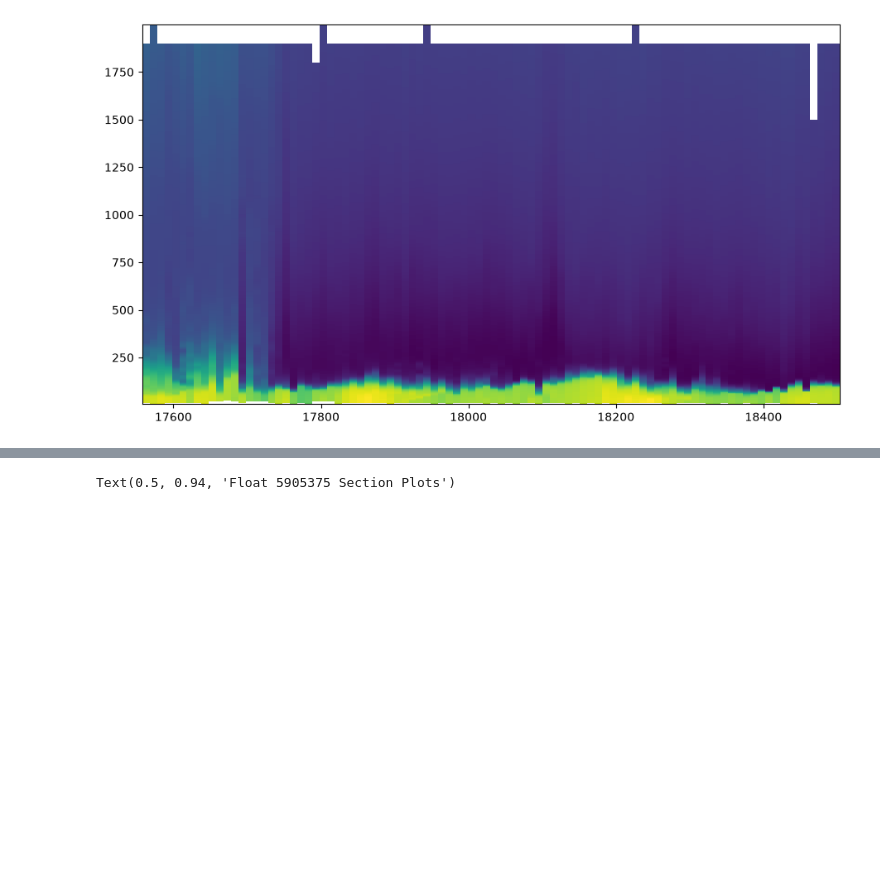
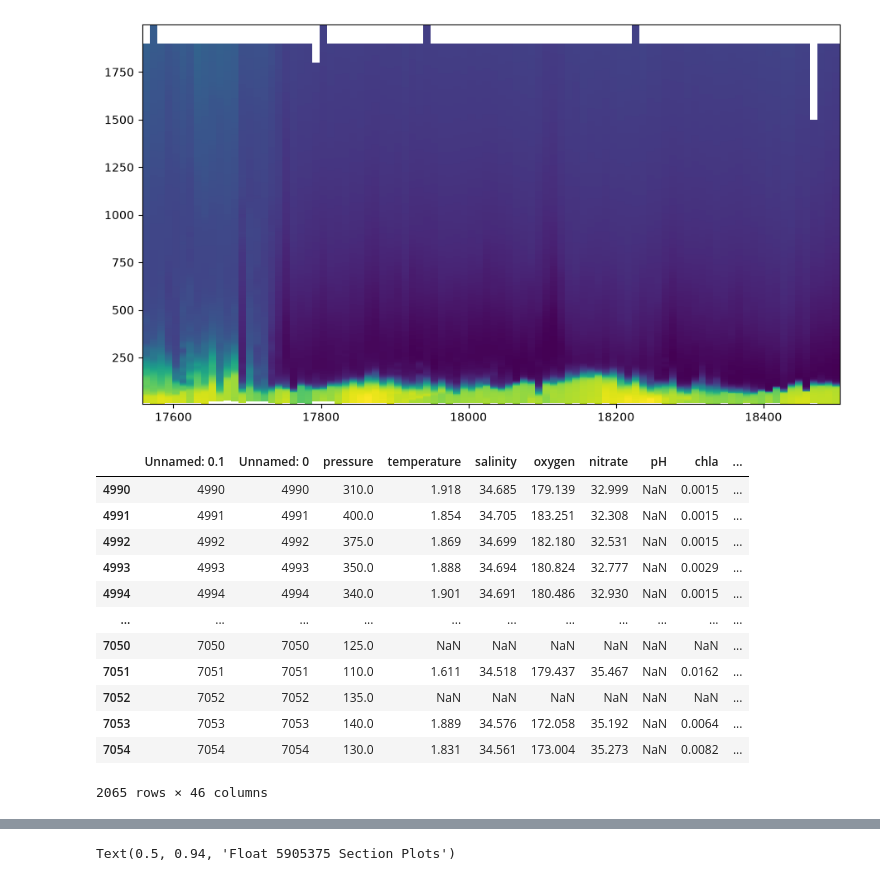
Before and after one commit to Lilah-Asalie/IBIS_Project, a Jupyter notebook: New_Section_Plots.ipynb, the cells around one changed output, grey strips where cells are left out. Saved outputs shown, nothing was run; the diff lists cells and outputs as text; code cells hidden in the pictures; blank space fills up the shorter version.

```diff
--- a/New_Section_Plots.ipynb
+++ b/New_Section_Plots.ipynb
@@ -219,6 +219,23 @@ plot = ax.pcolormesh(time_grid, pres_grid, param_gridded, shading='auto', cmap=c
 # plot2 = ax.plot(df2['profile_date'],df2['MLP'],linewidth=3,color='white')
 # %% [output]
 [figure]
+# %%
+df_subset = df_EOA_mld[df_EOA_mld['season'].isin(['2019-2020'])]
+df_subset
+# %% [output]
+|  | Unnamed: 0.1 | Unnamed: 0 | pressure | temperature | salinity | oxygen | nitrate | pH | chla | ... |
+| 4990 | 4990 | 4990 | 310.0 | 1.918 | 34.685 | 179.139 | 32.999 | NaN | 0.0015 | ... |
+| 4991 | 4991 | 4991 | 400.0 | 1.854 | 34.705 | 183.251 | 32.308 | NaN | 0.0015 | ... |
+| 4992 | 4992 | 4992 | 375.0 | 1.869 | 34.699 | 182.180 | 32.531 | NaN | 0.0015 | ... |
+| 4993 | 4993 | 4993 | 350.0 | 1.888 | 34.694 | 180.824 | 32.777 | NaN | 0.0029 | ... |
+| 4994 | 4994 | 4994 | 340.0 | 1.901 | 34.691 | 180.486 | 32.930 | NaN | 0.0015 | ... |
+| ... | ... | ... | ... | ... | ... | ... | ... | ... | ... | ... |
+| 7050 | 7050 | 7050 | 125.0 | NaN | NaN | NaN | NaN | NaN | NaN | ... |
+| 7051 | 7051 | 7051 | 110.0 | 1.611 | 34.518 | 179.437 | 35.467 | NaN | 0.0162 | ... |
+| 7052 | 7052 | 7052 | 135.0 | NaN | NaN | NaN | NaN | NaN | NaN | ... |
+| 7053 | 7053 | 7053 | 140.0 | 1.889 | 34.576 | 172.058 | 35.192 | NaN | 0.0064 | ... |
+| 7054 | 7054 | 7054 | 130.0 | 1.831 | 34.561 | 173.004 | 35.273 | NaN | 0.0082 | ... |
+2065 rows × 46 columns
 # %%
 from mpl_toolkits.axes_grid1 import make_axes_locatable
 from datetime import datetime, timedelta
```
Also changed, not shown: parts of 1 cell of this notebook, 1 other file.
